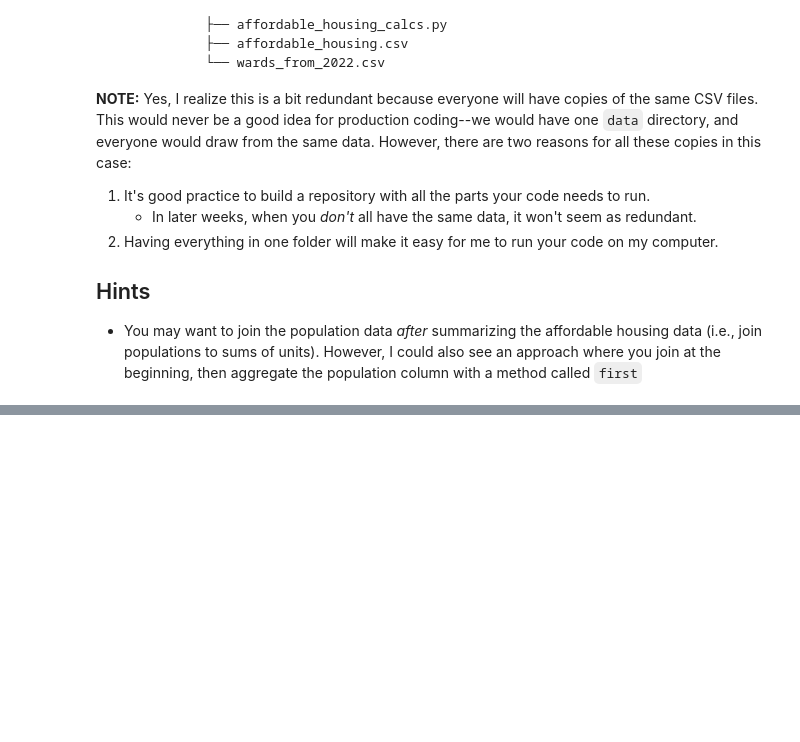
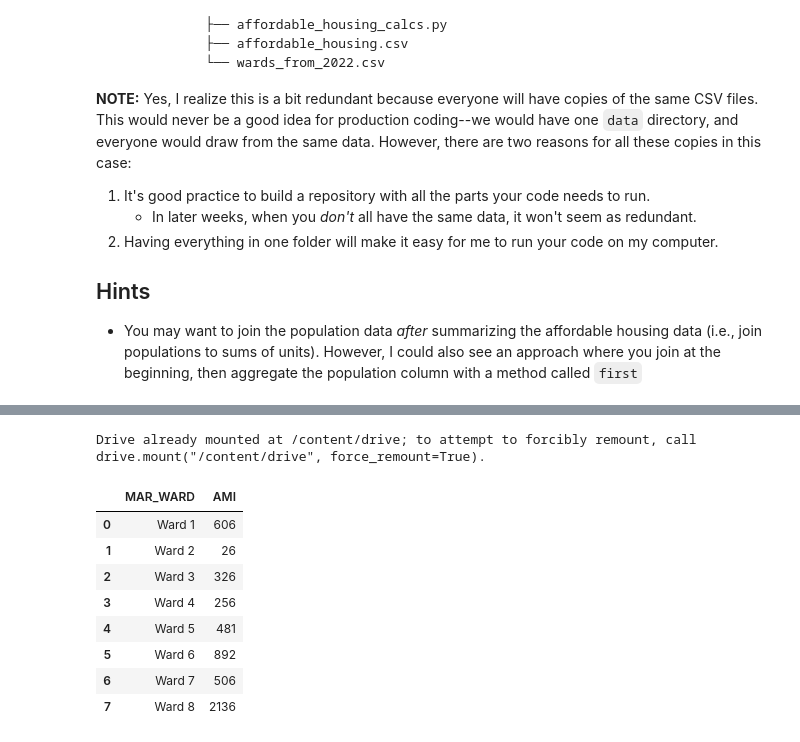
Before and after one commit to ncsg/ursp688y_sp2023, a Jupyter notebook: exercises/exercise04/curless/exercise04_curless.ipynb, the cells around one changed output, grey strips where cells are left out. Saved outputs shown, nothing was run; the diff lists cells and outputs as text; code cells hidden in the pictures; blank space fills up the shorter version.

```diff
--- a/exercises/exercise04/curless/exercise04_curless.ipynb
+++ b/exercises/exercise04/curless/exercise04_curless.ipynb
@@ -170,0 +97,5 @@ merged_df = pd.merge(wards_df, housing_df)
+# %%
+from google.colab import drive
+drive.mount('/content/drive')
+# %% [output]
+Drive already mounted at /content/drive; to attempt to forcibly remount, call drive.mount("/content/drive", force_remount=True).
@@ -170,0 +104,14 @@ merged_df = pd.merge(wards_df, housing_df)
+# %%
+from mod_4 import combined_data
+
+combined_data()
+# %% [output]
+|  | MAR_WARD | AMI |
+| 0 | Ward 1 | 606 |
+| 1 | Ward 2 | 26 |
+| 2 | Ward 3 | 326 |
+| 3 | Ward 4 | 256 |
+| 4 | Ward 5 | 481 |
+| 5 | Ward 6 | 892 |
+| 6 | Ward 7 | 506 |
+| 7 | Ward 8 | 2136 |
```
Also changed, not shown: parts of 15 cells of this notebook, 1 other file.
